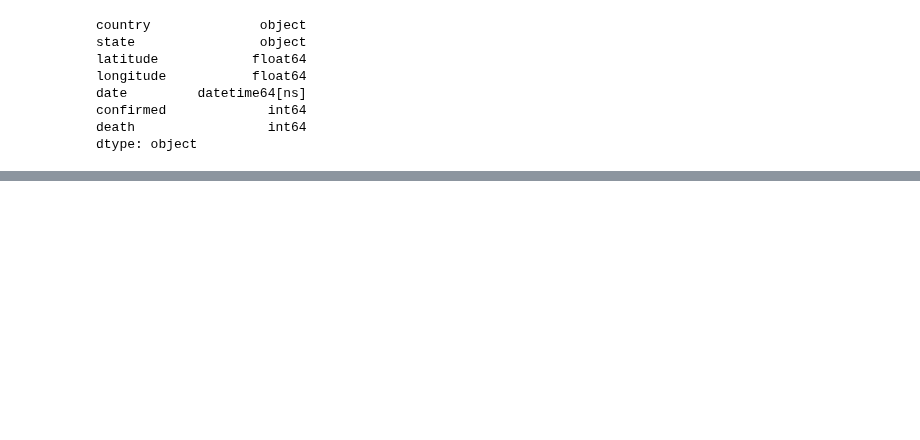
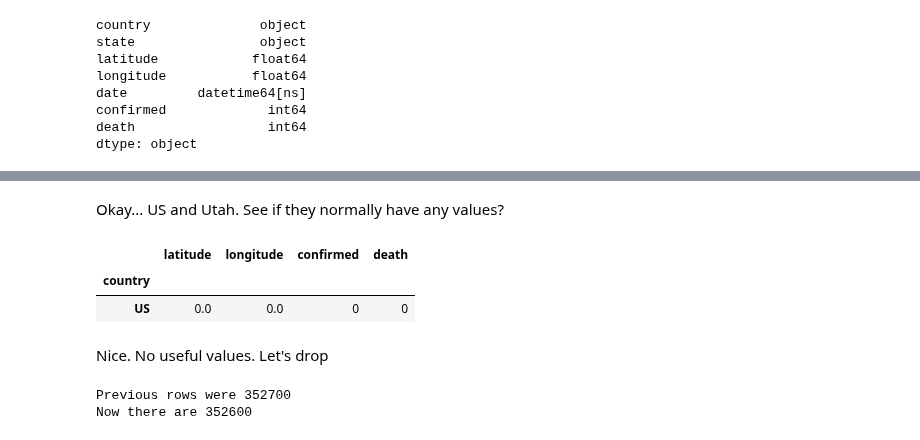
Before and after one commit to amuweee/covid_ds, a Jupyter notebook: eda/exploratory_data_analysis.ipynb, the cells around one changed output, grey strips where cells are left out. Drawn from its saved outputs; the diff is of its cells as text; code cells hidden in the pictures; blank space fills up the shorter version.

```diff
--- a/eda/exploratory_data_analysis.ipynb
+++ b/eda/exploratory_data_analysis.ipynb
@@ -117,0 +140,20 @@ df.head()
+# %% [markdown]
+Okay... US and Utah. See if they normally have any values?
+# %%
+log_lat_null_df.groupby(["country"]).sum()
+# %% [output]
+|  | latitude | longitude | confirmed | death |
+| country |  |  |  |  |
+| US | 0.0 | 0.0 | 0 | 0 |
+# %% [markdown]
+Nice. No useful values. Let's drop
+# %%
+df_null_step1 = df[(
+        ~((df["longitude"].isnull()) & (df["latitude"].isnull()))
+    )]
+print(f"Previous rows were {num_rows}")
+new_num_rows = df_null_step1.shape[0]
+print(f"Now there are {new_num_rows}")
+# %% [output]
+Previous rows were 352700
+Now there are 352600
```
Also changed, not shown: parts of 13 cells of this notebook, 1 other file.
